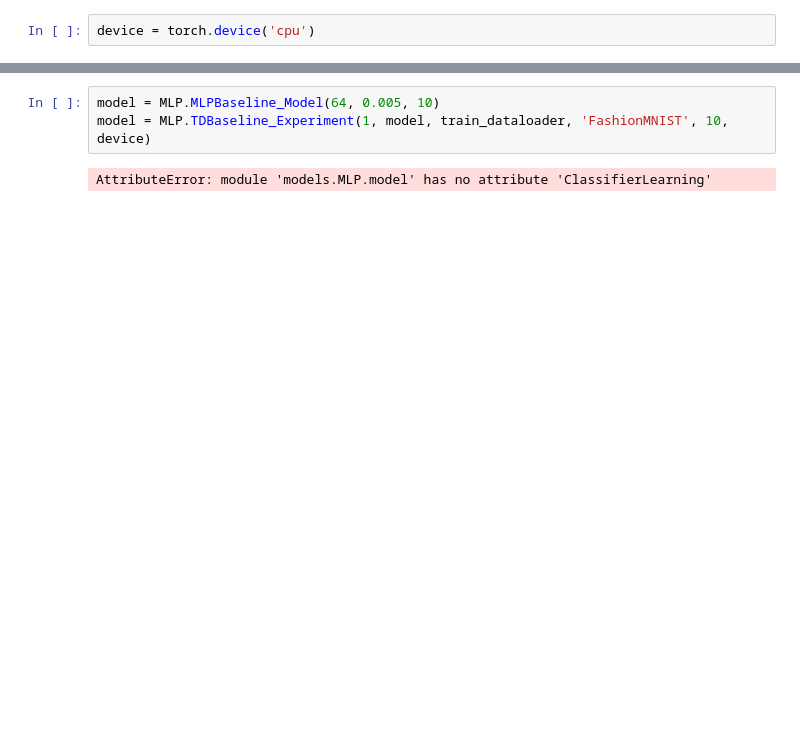
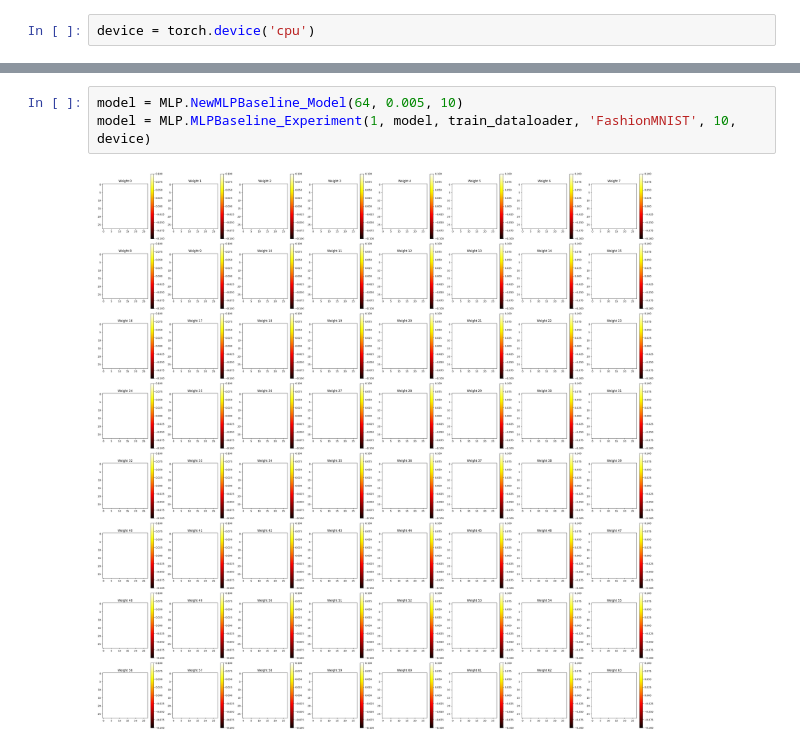
Before and after one commit to lshiyan/biological-deep-learning, a Jupyter notebook: mlp_test.ipynb, the cells around one changed output, grey strips where cells are left out. Drawn from its saved outputs; the diff is of its cells as text; blank space fills up the shorter version.

```diff
--- a/mlp_test.ipynb
+++ b/mlp_test.ipynb
@@ -36,5 +41,5 @@ device = torch.device('cpu')
 # %%
-model = MLP.MLPBaseline_Model(64, 0.005, 10)
-model = MLP.TDBaseline_Experiment(1, model, train_dataloader, 'FashionMNIST', 10, device)
+model = MLP.NewMLPBaseline_Model(64, 0.005, 10)
+model = MLP.MLPBaseline_Experiment(1, model, train_dataloader, 'FashionMNIST', 10, device)
 # %% [output]
-AttributeError: module 'models.MLP.model' has no attribute 'ClassifierLearning'
+[figure, added]
```
Also changed, not shown: parts of 4 cells of this notebook, 1 other file.
